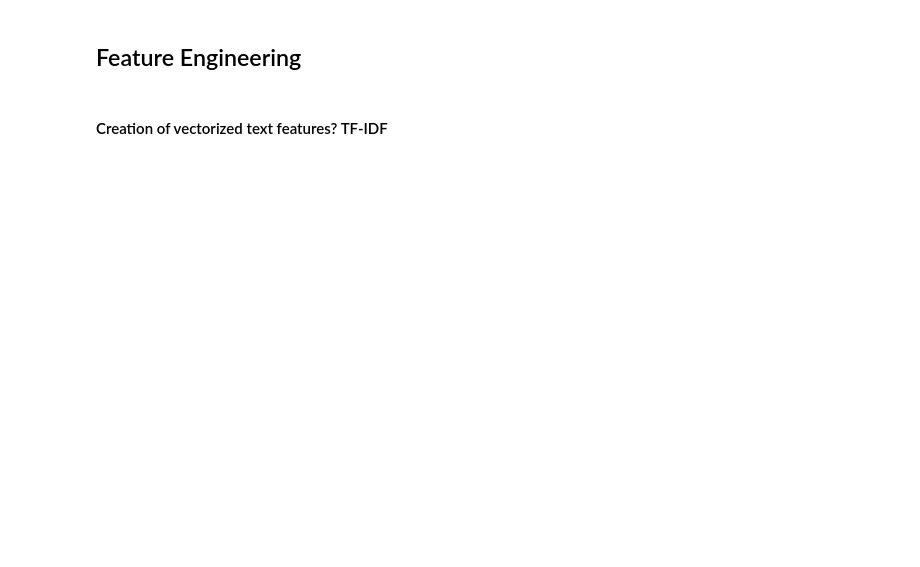
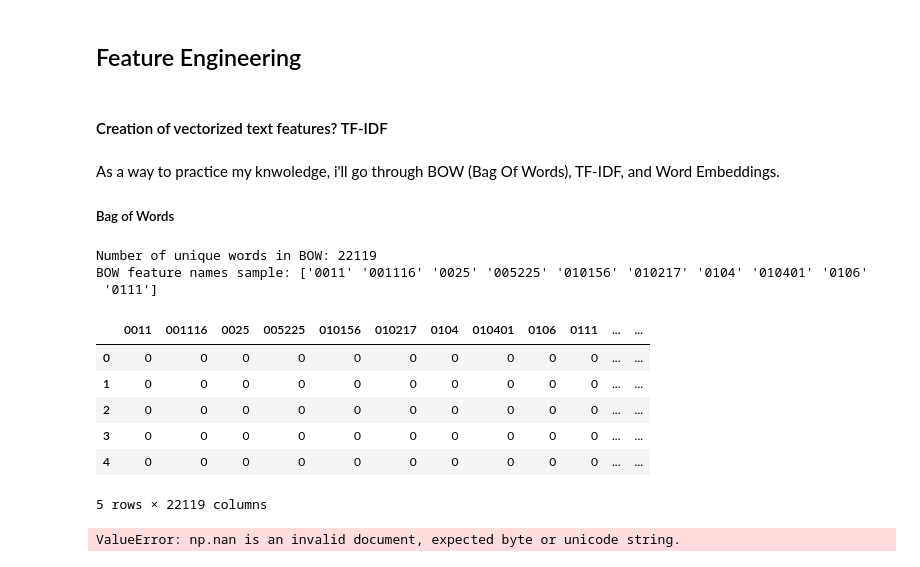
Before and after one commit to mal0101/Kaggle-Submissions, a Jupyter notebook: NLP-With-Disaster-Tweets/notebook.ipynb, the cells around one changed output. Drawn from its saved outputs; the diff is of its cells as text; code cells hidden in the pictures; blank space fills up the shorter version.

```diff
--- a/NLP-With-Disaster-Tweets/notebook.ipynb
+++ b/NLP-With-Disaster-Tweets/notebook.ipynb
@@ -247,3 +247,7 @@ Name: count, Length: 221, dtype: int64
 ## Feature Engineering
 # %% [markdown]
 #### Creation of vectorized text features? TF-IDF
+# %% [markdown]
+As a way to practice my knwoledge, i'll go through BOW (Bag Of Words), TF-IDF, and Word Embeddings.
+
+##### Bag of Words
@@ -249,0 +257,29 @@ Name: count, Length: 221, dtype: int64
+# %%
+bow_vectorizerText = CountVectorizer(stop_words='english')
+bow_matrixText = bow_vectorizerText.fit_transform(tweet['text'])
+bow_featuresText = bow_vectorizerText.get_feature_names_out()
+print(f'Number of unique words in BOW: {len(bow_featuresText)}')
+print(f'BOW feature names sample: {bow_featuresText[:10]}')
+# %% [output]
+Number of unique words in BOW: 22119
+BOW feature names sample: ['0011' '001116' '0025' '005225' '010156' '010217' '0104' '010401' '0106'
+ '0111']
+# %%
+bowDataframeText = pd.DataFrame(bow_matrixText.toarray(), columns=bow_featuresText)
+bowDataframeText.head()
+# %% [output]
+|  | 0011 | 001116 | 0025 | 005225 | 010156 | 010217 | 0104 | 010401 | 0106 | 0111 | ... | ... |
+| 0 | 0 | 0 | 0 | 0 | 0 | 0 | 0 | 0 | 0 | 0 | ... | ... |
+| 1 | 0 | 0 | 0 | 0 | 0 | 0 | 0 | 0 | 0 | 0 | ... | ... |
+| 2 | 0 | 0 | 0 | 0 | 0 | 0 | 0 | 0 | 0 | 0 | ... | ... |
+| 3 | 0 | 0 | 0 | 0 | 0 | 0 | 0 | 0 | 0 | 0 | ... | ... |
+| 4 | 0 | 0 | 0 | 0 | 0 | 0 | 0 | 0 | 0 | 0 | ... | ... |
+5 rows × 22119 columns
+# %%
+bow_vectorizerKeywords = CountVectorizer()
+bow_matrixKeywords = bow_vectorizerKeywords.fit_transform(tweet['keyword'])
+bow_featuresKeywords = bow_vectorizerKeywords.get_feature_names_out()
+print(f'Number of unique words in BOW: {len(bow_featuresKeywords)}')
+print(f'BOW feature names sample: {bow_featuresKeywords[:10]}')
+# %% [output]
+ValueError: np.nan is an invalid document, expected byte or unicode string.
```
Also changed, not shown: parts of 5 cells of this notebook.
